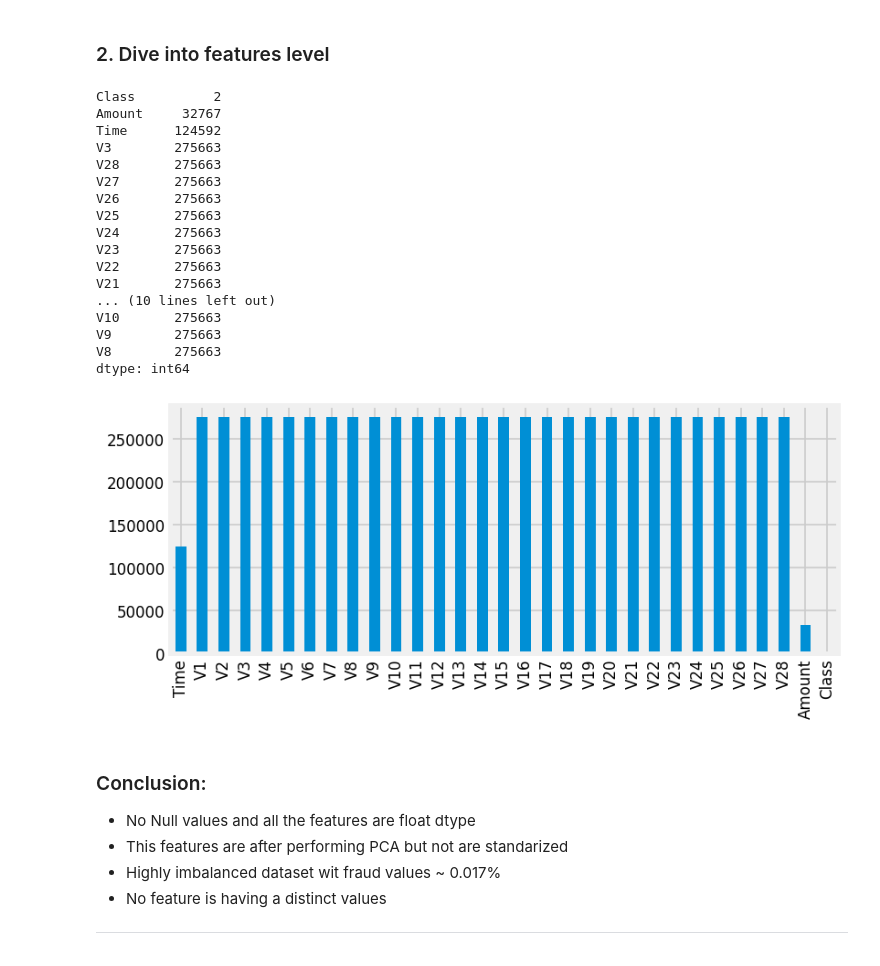
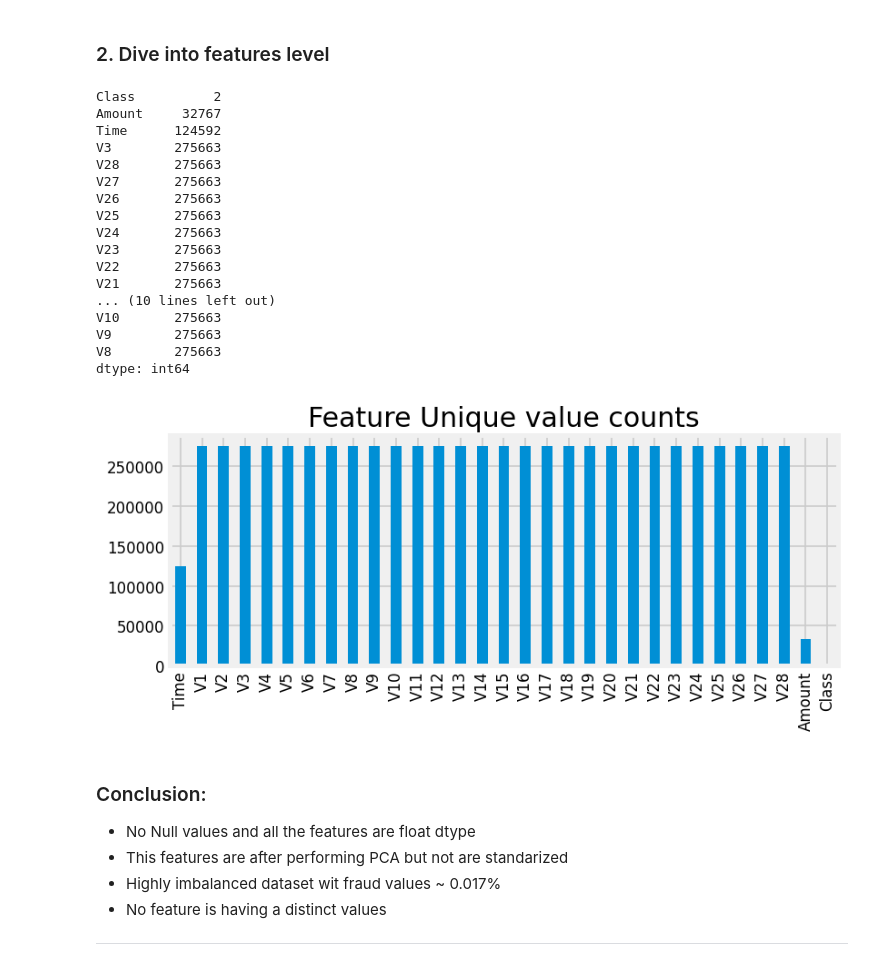
Before and after one commit to rakeshku93/machineLearningProjects, a Jupyter notebook: unsupervised_handson/Ch-2/ch2_fraud_detection.ipynb, the cells around one changed output. Drawn from its saved outputs; the diff is of its cells as text; code cells hidden in the pictures.

```diff
--- a/unsupervised_handson/Ch-2/ch2_fraud_detection.ipynb
+++ b/unsupervised_handson/Ch-2/ch2_fraud_detection.ipynb
@@ -127,33 +128,35 @@ Name: Class, dtype: int64
 # %% [markdown]
 ### 2. Dive into features level
 # %%
-distinctCounter = credit_data.nunique()   # get a series containjg column name and unique value cnts
-display(distinctCounter.sort_values(ascending=True)[:25])
+distinctCounter = credit_data.nunique()   # get a series containing column name and unique value cnts
+display(distinctCounter.sort_values(ascending=True)[:25])   # top 25 features having unique values
 
 
 # plotting the distinct values
 fig, ax = plt.subplots(figsize=(7, 3), dpi=120)
 credit_data.nunique().plot.bar()
+plt.tight_layout()
+plt.title("Feature Unique value counts", size=18)
 plt.show()
 # %% [output]
 Class          2
 Amount     32767
 Time      124592
 V3        275663
 V28       275663
 V27       275663
 V26       275663
 V25       275663
 V24       275663
 V23       275663
 V22       275663
 V21       275663
 ... (10 lines left out)
 V10       275663
 V9        275663
 V8        275663
 dtype: int64
-[figure, old version]
+[figure, new version]
 # %% [markdown]
 ### Conclusion:
 - No Null values and all the features are float dtype
```
Also changed, not shown: parts of 26 cells of this notebook, 5 other files.
